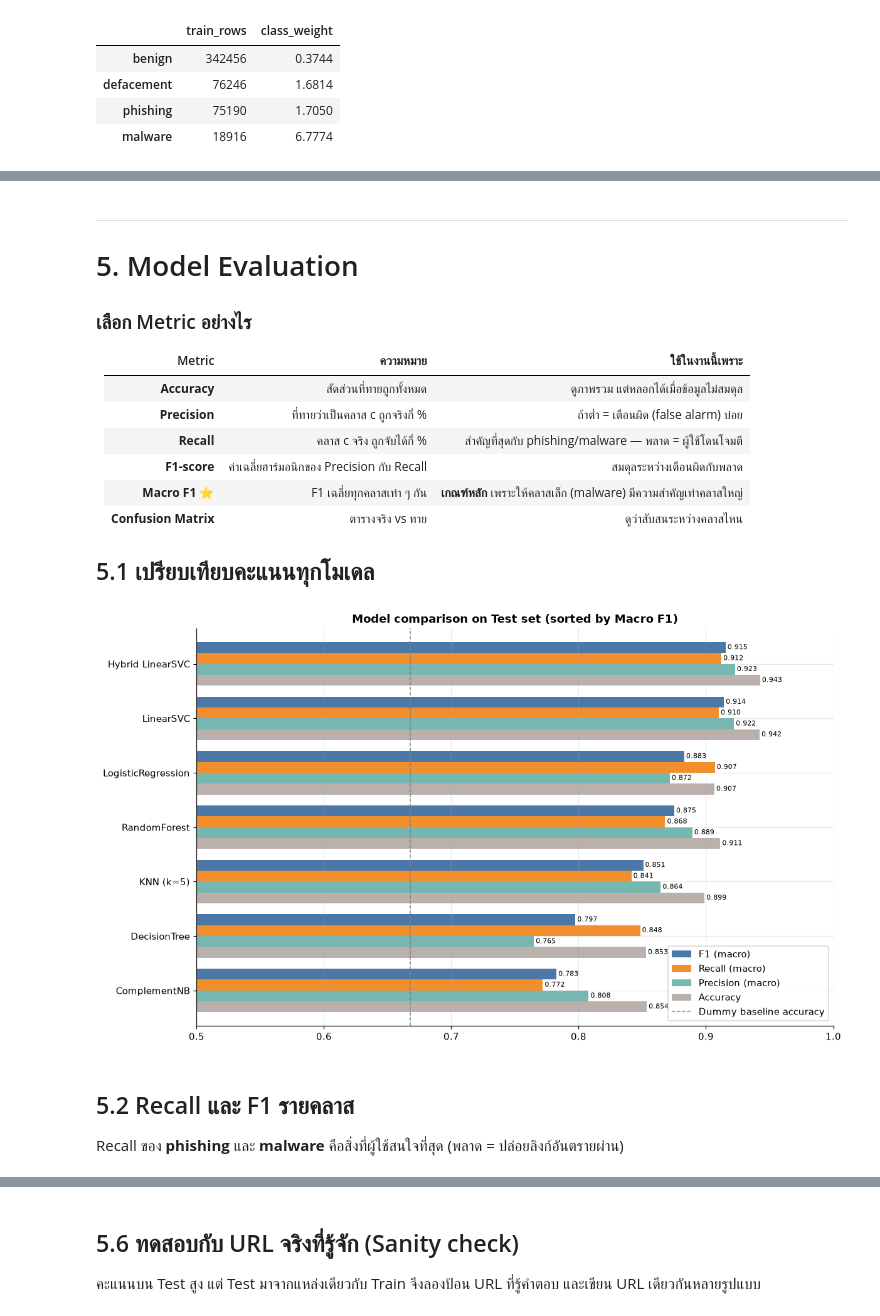
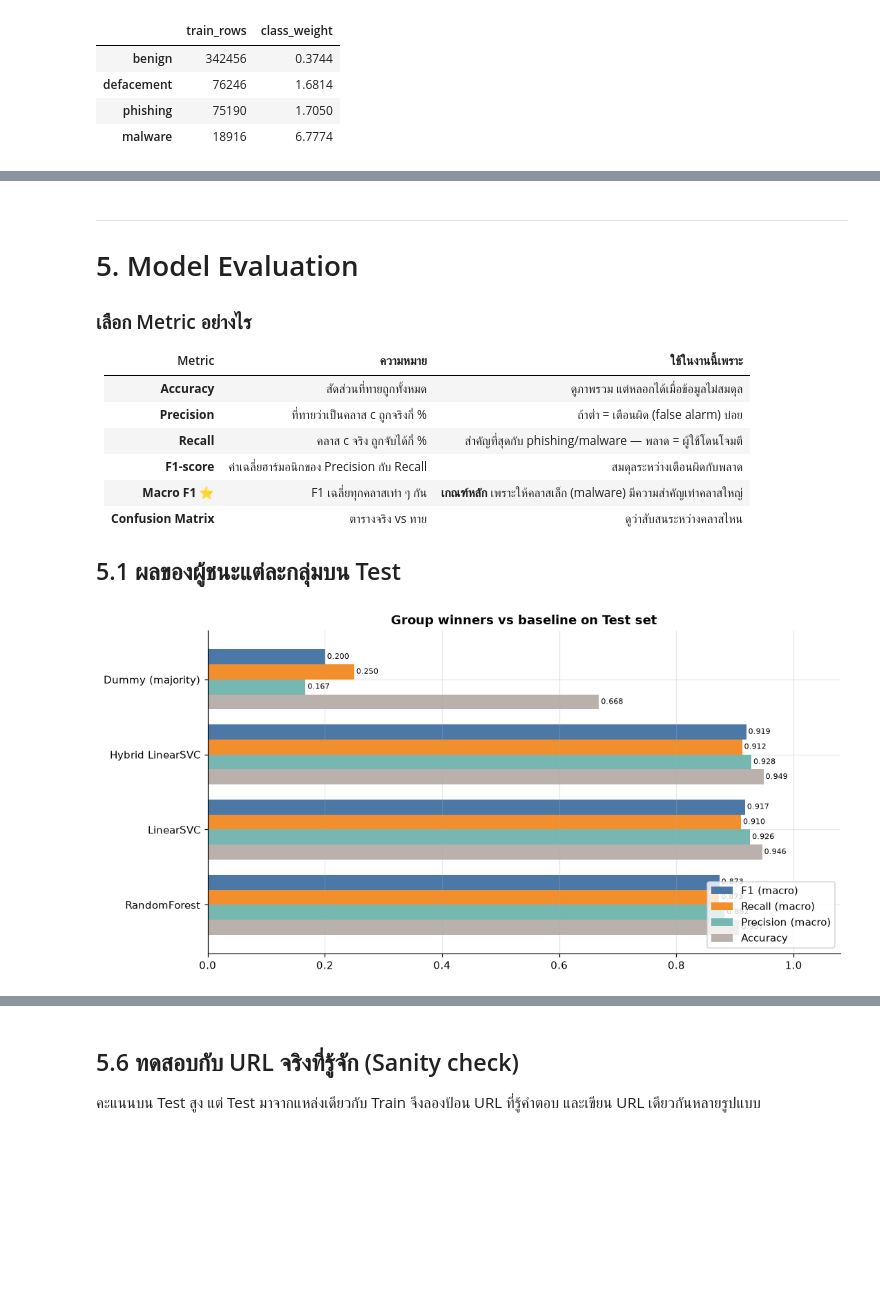
Before and after one commit to peem511/malicious-url-classifier, a Jupyter notebook: MaliciousURL_MiniProject.ipynb, the cells around one changed output, grey strips where cells are left out. Saved outputs shown, nothing was run; the diff lists cells and outputs as text; code cells hidden in the pictures; blank space fills up the shorter version.

Commit message:
Select features (chi2 20k n-grams, 22 lexical) and screen 11 models on validation
Co-Authored-By: Claude Opus 5.5 <noreply@anthropic.com>

```diff
--- a/MaliciousURL_MiniProject.ipynb
+++ b/MaliciousURL_MiniProject.ipynb
@@ -669,0 +747,9 @@ results
+# %%
+fig, ax = plt.subplots(figsize=(8, 4.5))
+for k, (name, row) in enumerate(screening.iterrows()):
+    ax.scatter(row.fit_predict_s, row.f1_macro, s=110, color=GROUP_COLORS[row.group], edgecolor="black", zorder=3)
+    ax.annotate(name, (row.fit_predict_s, row.f1_macro), textcoords="offset points",
+                xytext=(7, 5) if k % 2 == 0 else (7, -11), fontsize=7)
+ax.set_xscale("log"); ax.set_xlabel("Train + predict time on Development/Validation (s, log)"); ax.set_ylabel("Macro F1")
+ax.set_title("Macro F1 vs computation time")
+plt.tight_layout(); plt.show()
@@ -669,0 +768,21 @@ results
+# %%
+winners = screening.groupby("group", sort=False).head(1)
+display(winners[["group", "best_params", "f1_macro"]].rename(columns={"f1_macro": "validation_f1_macro"}))
+
+SPEC = {name: (group, build, w) for group, name, build, _, w in CANDIDATES}
+FEATS_TR, FEATS_TE = (Xtr_T, Xtr_L), (Xte_T, Xte_L)
+test_rows, predictions, fitted = [], {}, {}
+dummy = DummyClassifier(strategy="most_frequent").fit(np.zeros((len(y_train), 1)), y_train)
+predictions["Dummy (majority)"] = dummy.predict(np.zeros((len(y_test), 1)))
+test_rows.append({"model": "Dummy (majority)", "group": "Baseline", **scores(y_test, predictions["Dummy (majority)"])})
+for name, row in winners.iterrows():
+    group, build, w = SPEC[name]
+    model = build(row.best_params)
+    t0 = time.perf_counter()
+    predictions[name] = fit_predict(model, make_X(group, FEATS_TR, w), y_train, make_X(group, FEATS_TE, w))
+    fitted[name] = model
+    test_rows.append({"model": name, "group": group, **scores(y_test, predictions[name]),
+                      "validation_f1_macro": row.f1_macro, "fit_predict_s": time.perf_counter() - t0})
+    print(f"✓ {name:<27} Test Macro F1 = {test_rows[-1]['f1_macro']:.4f}")
+results = pd.DataFrame(test_rows).set_index("model")
+results
@@ -681,20 +815,15 @@ results
 | **Macro F1** ⭐ | F1 เฉลี่ยทุกคลาสเท่า ๆ กัน | **เกณฑ์หลัก** เพราะให้คลาสเล็ก (malware) มีความสำคัญเท่าคลาสใหญ่ |
 | **Confusion Matrix** | ตารางจริง vs ทาย | ดูว่าสับสนระหว่างคลาสไหน |
 
-## 5.1 เปรียบเทียบคะแนนทุกโมเดล
+## 5.1 ผลของผู้ชนะแต่ละกลุ่มบน Test
 # %%
-plot_df = results.drop(index="Dummy (majority)")[["accuracy", "precision_macro", "recall_macro", "f1_macro"]].iloc[::-1]
-ax = plot_df.plot.barh(figsize=(11, 6.5), width=0.8, color=["#BAB0AC", "#76B7B2", "#F28E2B", "#4C78A8"])
+plot_df = results[["accuracy", "precision_macro", "recall_macro", "f1_macro"]].iloc[::-1]
+ax = plot_df.plot.barh(figsize=(10, 5), width=0.8, color=["#BAB0AC", "#76B7B2", "#F28E2B", "#4C78A8"])
 for c in ax.containers:
     ax.bar_label(c, fmt="%.3f", fontsize=7, padding=2)
 handles, _ = ax.get_legend_handles_labels()
-dummy_line = ax.axvline(results.loc["Dummy (majority)", "accuracy"], ls="--", c="grey", lw=1)
-ax.set_xlim(0.5, 1.0); ax.set_title("Model comparison on Test set (sorted by Macro F1)"); ax.set_ylabel("")
-ax.legend(handles[::-1] + [dummy_line],
-          ["F1 (macro)", "Recall (macro)", "Precision (macro)", "Accuracy", "Dummy baseline accuracy"], loc="lower right")
+ax.set_xlim(0, 1.08); ax.set_title("Group winners vs baseline on Test set"); ax.set_ylabel("")
+ax.legend(handles[::-1], ["F1 (macro)", "Recall (macro)", "Precision (macro)", "Accuracy"], loc="lower right")
 plt.tight_layout(); plt.show()
 # %% [output]
-[figure, old version]
+[figure, new version]
-# %% [markdown]
-## 5.2 Recall และ F1 รายคลาส
-Recall ของ **phishing** และ **malware** คือสิ่งที่ผู้ใช้สนใจที่สุด (พลาด = ปล่อยลิงก์อันตรายผ่าน)
```
Also changed, not shown: parts of 56 cells of this notebook, 5 other files.
